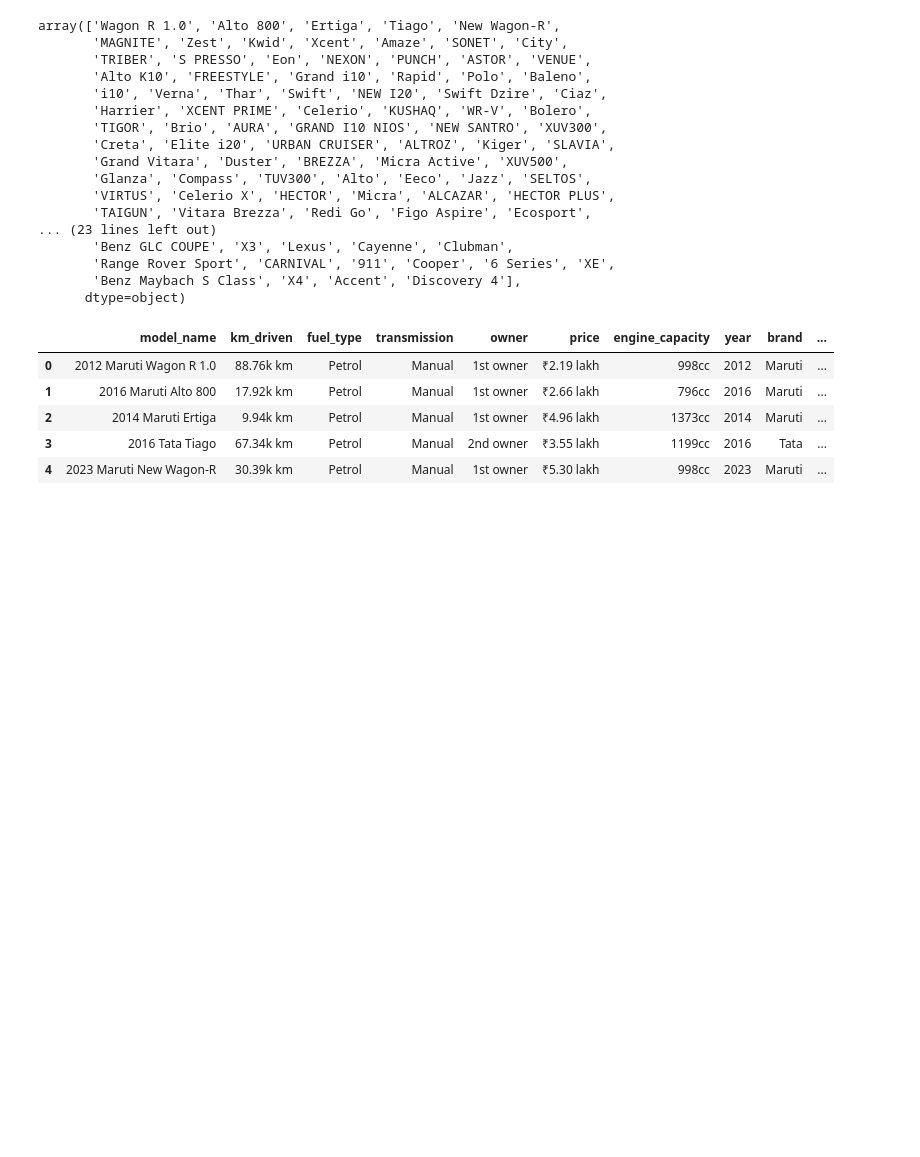
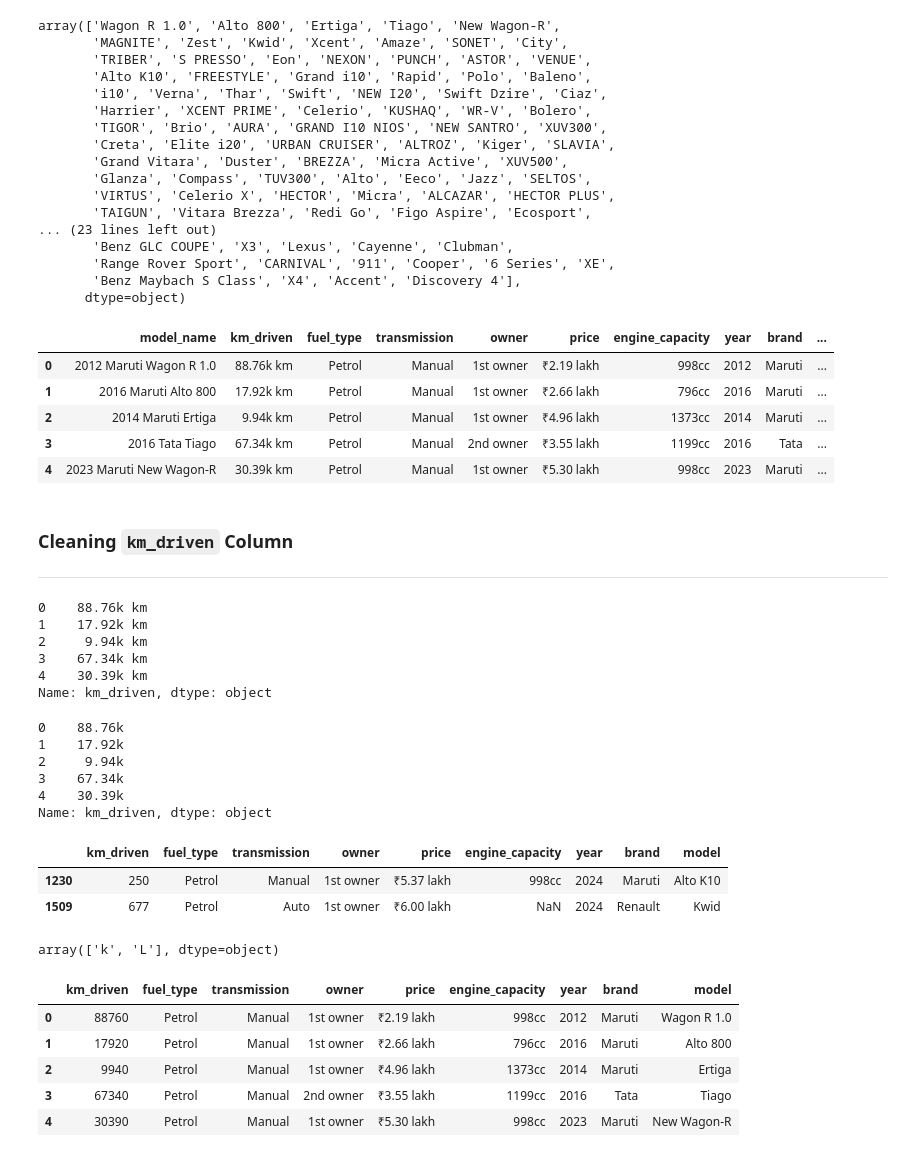
Before and after one commit to TheMrityunjayPathak/AutoIQ, a Jupyter notebook: notebooks/step_1_data_preprocessing.ipynb, the cells around one changed output. Cells and saved outputs as stored; diff of their text form; code cells hidden in the pictures; blank space fills up the shorter version.

Commit message:
feat: use km_driven_cleaner function to clean km_driven column

```diff
--- a/notebooks/step_1_data_preprocessing.ipynb
+++ b/notebooks/step_1_data_preprocessing.ipynb
@@ -184,3 +184,45 @@ cars.head()
 # %%
 # Now we don't need "model_name" column, so we can drop it
 cars.drop('model_name', axis=1, inplace=True)
+# %% [markdown]
+### Cleaning `km_driven` Column
+
+---
+# %%
+# "km_driven" column contains "km" suffix
+# To convert "km_driven" into numerical datatype, we have to remove the "km" suffix
+cars['km_driven'].head()
+# %% [output]
+0    88.76k km
+1    17.92k km
+2     9.94k km
+3    67.34k km
+4    30.39k km
+Name: km_driven, dtype: object
+# %%
+# Removing "km" suffix from "km_driven" column
+cars['km_driven'] = cars['km_driven'].str.split(' ').str.get(0)
+cars['km_driven'].head()
+# %% [output]
+0    88.76k
+1    17.92k
+2     9.94k
+3    67.34k
+4    30.39k
+Name: km_driven, dtype: object
+# %%
+# There are 2 values in "km_driven" column that don't have any suffix associated with them
+# It might be because of any data collection or web scraping error, so we must remove these values
+cars[cars['km_driven'].str.isdigit()]
+# %% [output]
+|  | km_driven | fuel_type | transmission | owner | price | engine_capacity | year | brand | model |
+| 1230 | 250 | Petrol | Manual | 1st owner | ₹5.37 lakh | 998cc | 2024 | Maruti | Alto K10 |
+| 1509 | 677 | Petrol | Auto | 1st owner | ₹6.00 lakh | NaN | 2024 | Renault | Kwid |
+# %%
+# Removing values that don't have any suffix associated with them
+cars = cars[(cars['km_driven'].str.endswith('k')) | (cars['km_driven'].str.endswith('L'))]
+# %%
+# "km_driven" column contains 2 types of suffix : "k" or "L"
+cars['km_driven'].str.get(-1).unique()
+# %% [output]
+array(['k', 'L'], dtype=object)
@@ -186,0 +232,11 @@ cars.drop('model_name', axis=1, inplace=True)
+# %%
+# Applying km_driven_cleaner function on "km_driven" column
+cars.loc[:,'km_driven'] = cars.loc[:,'km_driven'].apply(km_driven_cleaner)
+cars.head()
+# %% [output]
+|  | km_driven | fuel_type | transmission | owner | price | engine_capacity | year | brand | model |
+| 0 | 88760 | Petrol | Manual | 1st owner | ₹2.19 lakh | 998cc | 2012 | Maruti | Wagon R 1.0 |
+| 1 | 17920 | Petrol | Manual | 1st owner | ₹2.66 lakh | 796cc | 2016 | Maruti | Alto 800 |
+| 2 | 9940 | Petrol | Manual | 1st owner | ₹4.96 lakh | 1373cc | 2014 | Maruti | Ertiga |
+| 3 | 67340 | Petrol | Manual | 2nd owner | ₹3.55 lakh | 1199cc | 2016 | Tata | Tiago |
+| 4 | 30390 | Petrol | Manual | 1st owner | ₹5.30 lakh | 998cc | 2023 | Maruti | New Wagon-R |
```
Also changed, not shown: parts of 1 cell of this notebook.
